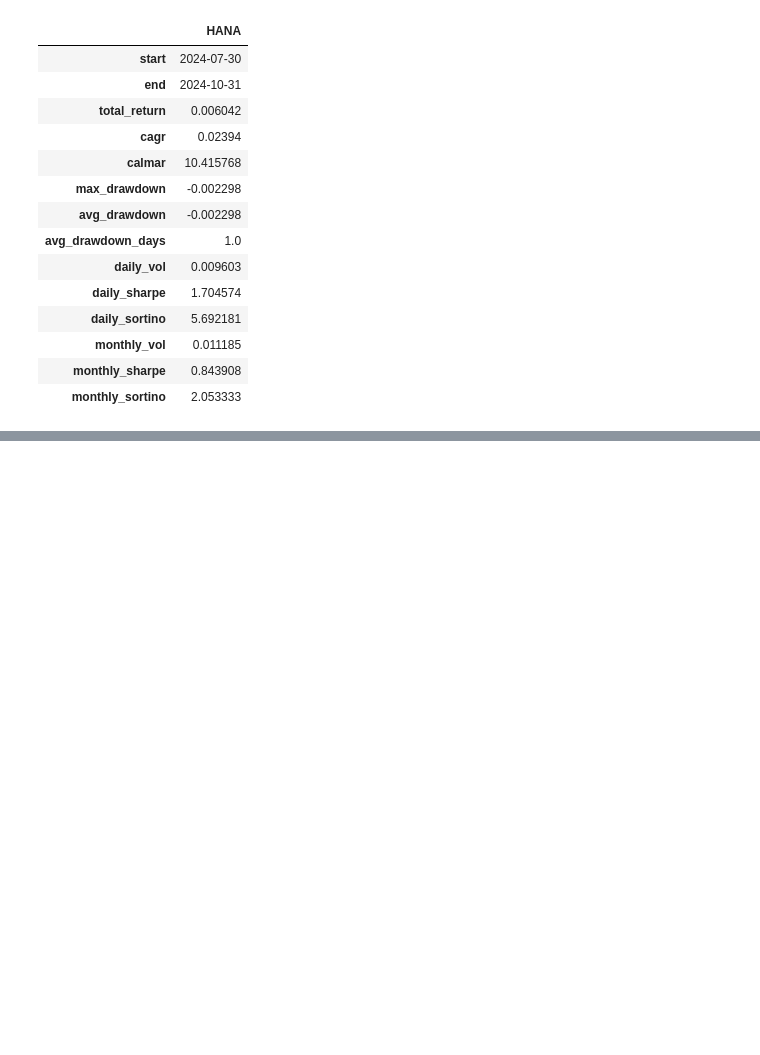
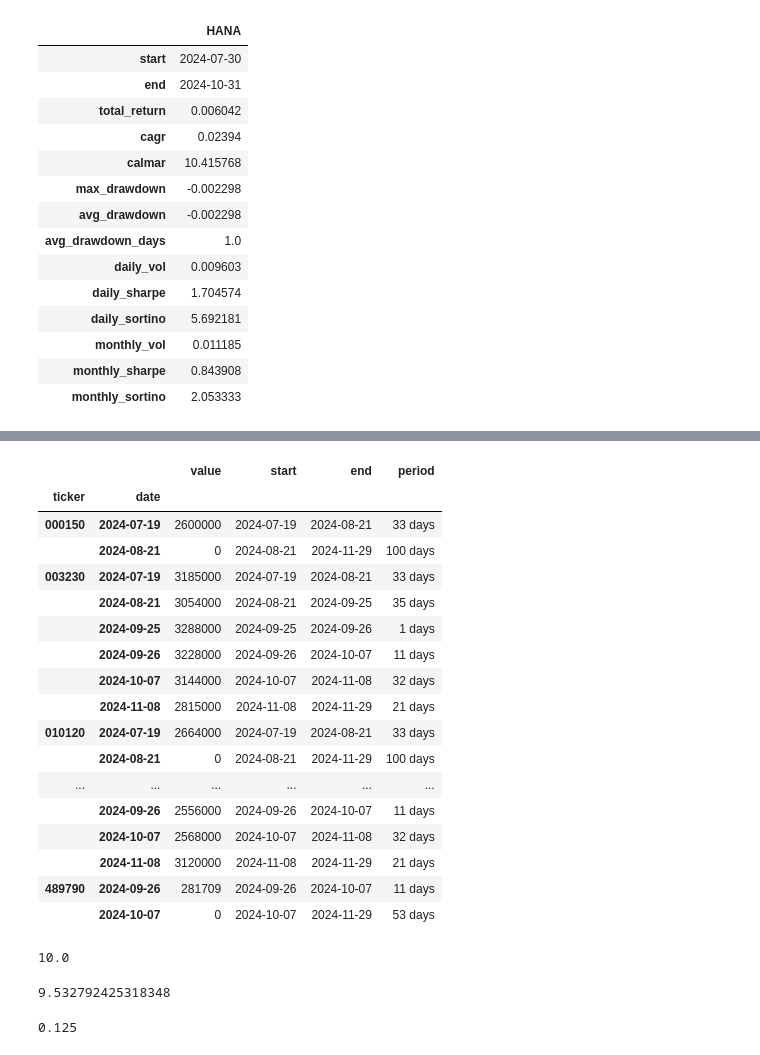
Before and after one commit to lbk209/portfolio, a Jupyter notebook: Allocate_Portfolio.ipynb, the cells around one changed output, grey strips where cells are left out. Cells and saved outputs as stored; diff of their text form; code cells hidden in the pictures; blank space fills up the shorter version.

```diff
--- a/Allocate_Portfolio.ipynb
+++ b/Allocate_Portfolio.ipynb
@@ -875,0 +1085,28 @@ Transaction dates updated for profit/loss on the dates
+# %%
+date = '2024-11-29'
+
+df = df_rec['price'] * df_rec['net']
+df = df.swaplevel().sort_index().to_frame('value')
+df['start'] = df.index.get_level_values('date')
+df['end'] = df.groupby('ticker').apply(lambda x: x['start'].shift(-1)).droplevel(0).fillna(date)
+df['period'] = df.apply(lambda x: x['end'] - x['start'], axis=1)
+df
+# %% [output]
+|  |  | value | start | end | period |
+| ticker | date |  |  |  |  |
+| 000150 | 2024-07-19 | 2600000 | 2024-07-19 | 2024-08-21 | 33 days |
+|  | 2024-08-21 | 0 | 2024-08-21 | 2024-11-29 | 100 days |
+| 003230 | 2024-07-19 | 3185000 | 2024-07-19 | 2024-08-21 | 33 days |
+|  | 2024-08-21 | 3054000 | 2024-08-21 | 2024-09-25 | 35 days |
+|  | 2024-09-25 | 3288000 | 2024-09-25 | 2024-09-26 | 1 days |
+|  | 2024-09-26 | 3228000 | 2024-09-26 | 2024-10-07 | 11 days |
+|  | 2024-10-07 | 3144000 | 2024-10-07 | 2024-11-08 | 32 days |
+|  | 2024-11-08 | 2815000 | 2024-11-08 | 2024-11-29 | 21 days |
+| 010120 | 2024-07-19 | 2664000 | 2024-07-19 | 2024-08-21 | 33 days |
+|  | 2024-08-21 | 0 | 2024-08-21 | 2024-11-29 | 100 days |
+| ... | ... | ... | ... | ... | ... |
+|  | 2024-09-26 | 2556000 | 2024-09-26 | 2024-10-07 | 11 days |
+|  | 2024-10-07 | 2568000 | 2024-10-07 | 2024-11-08 | 32 days |
+|  | 2024-11-08 | 3120000 | 2024-11-08 | 2024-11-29 | 21 days |
+| 489790 | 2024-09-26 | 281709 | 2024-09-26 | 2024-10-07 | 11 days |
+|  | 2024-10-07 | 0 | 2024-10-07 | 2024-11-29 | 53 days |
@@ -875,0 +1117,13 @@ Transaction dates updated for profit/loss on the dates
+# %%
+c = 100
+c * a
+# %% [output]
+10.0
+# %%
+c * b * 256
+# %% [output]
+9.532792425318348
+# %%
+1 / (2 ** 3)
+# %% [output]
+0.125
```
Also changed, not shown: parts of 38 cells of this notebook.
